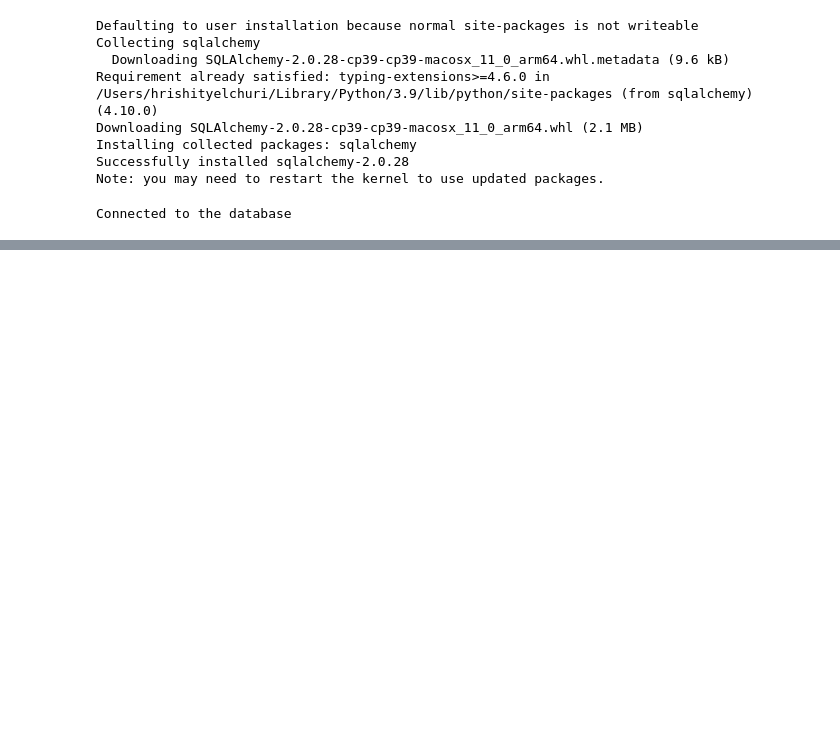
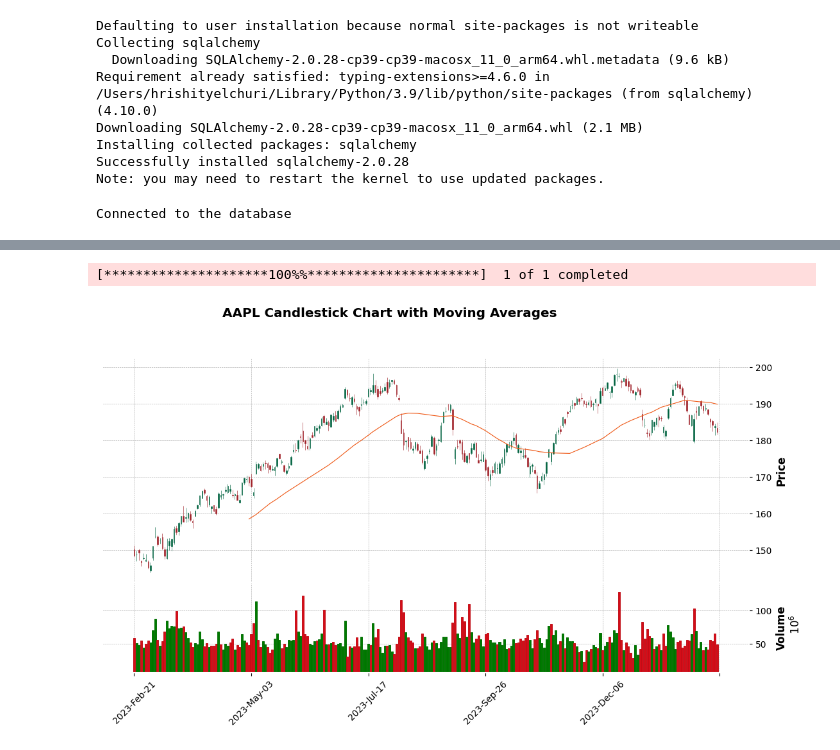
Before and after one commit to Hrishitcodethis/TBTFW_task, a Jupyter notebook: aapl1.ipynb, the cells around one changed output, grey strips where cells are left out. Drawn from its saved outputs; the diff is of its cells as text; code cells hidden in the pictures; blank space fills up the shorter version.

Commit message:
visualization for aapl plotted

```diff
--- a/aapl1.ipynb
+++ b/aapl1.ipynb
@@ -30,0 +80,22 @@ df = pd.read_sql(query, engine)
+# %%
+for index, row in df.iterrows():
+    if row['Buy Signal'] == 1:
+        if not buy_position:
+            buy_position = True
+            positions.append(('Buy', row['Date'], row['Close']))
+    elif row['Sell Signal'] == 1:
+        if not sell_position:
+            sell_position = True
+            positions.append(('Sell', row['Date'], row['Close']))
+    else:
+        if buy_position:
+            buy_position = False
+            positions.append(('Close Buy', row['Date'], row['Close']))
+        if sell_position:
+            sell_position = False
+            positions.append(('Close Sell', row['Date'], row['Close']))
+# %%
+# Print the buy/sell positions
+print("Buy/Sell Positions:")
+for position in positions:
+    print(position)
@@ -30,0 +131,26 @@ df = pd.read_sql(query, engine)
+# %%
+# Fetch AAPL stock data from Yahoo Finance
+start_date = '2023-02-21'
+end_date = '2024-02-17'
+aapl = yf.download('AAPL', start=start_date, end=end_date)
+
+# Calculate moving averages for AAPL data
+aapl['50-day MA'] = aapl['Close'].rolling(window=50).mean()
+aapl['500-day MA'] = aapl['Close'].rolling(window=500).mean()
+aapl['20-day MA'] = aapl['Close'].rolling(window=20).mean()
+aapl['200-day MA'] = aapl['Close'].rolling(window=200).mean()
+aapl['10-day MA'] = aapl['Close'].rolling(window=10).mean()
+aapl['5-day MA'] = aapl['Close'].rolling(window=5).mean()
+
+# Plot candlestick chart for AAPL stock data
+mpf.plot(aapl, type='candle', style='charles', ylabel='Price', ylabel_lower='Volume',
+         volume=True, mav=(50, 500), figsize=(14, 7), title='AAPL Candlestick Chart with Moving Averages')
+
+# Annotate buy/sell positions on the plot
+for position in positions:
+    date_index = pd.to_datetime(position[1]).date()
+    if position[0] in ['Buy', 'Sell'] and date_index in aapl.index:
+        mpf.plot(aapl.loc[date_index], type='scatter', style='o', markersize=100, color='r' if position[0] == 'Buy' else 'g')
+# %% [output]
+[*********************100%%**********************]  1 of 1 completed
+[figure, added]
```
Also changed, not shown: parts of 10 cells of this notebook.
